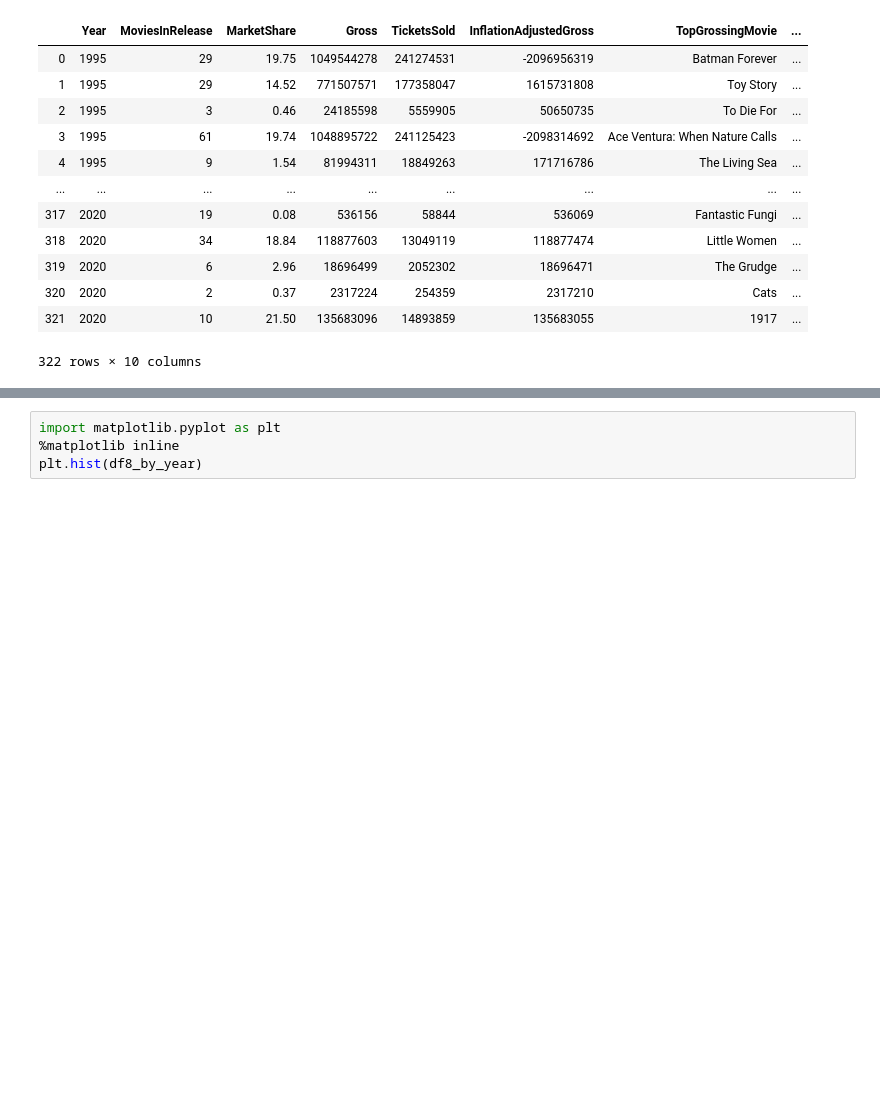
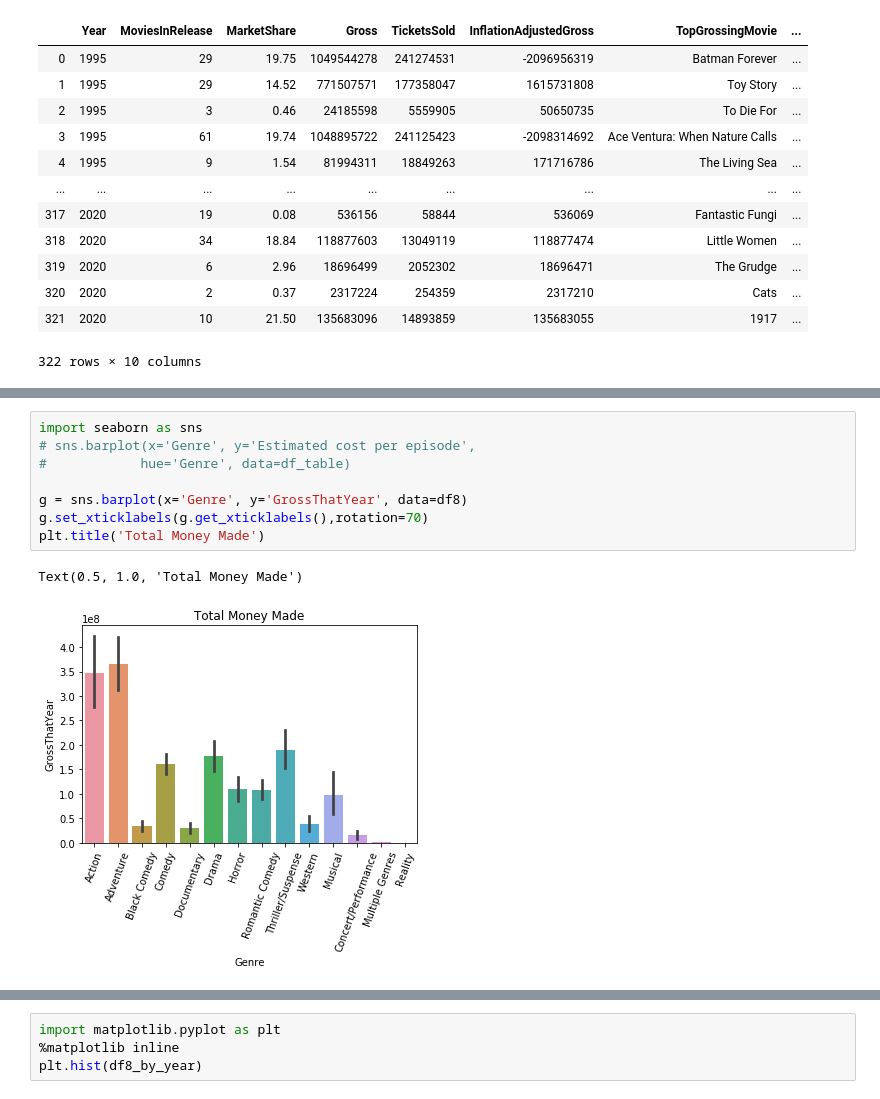
Before and after one commit to trevohearn/SailajaAndTrevor, a Jupyter notebook: MultiFrameToDatabase.ipynb, the cells around one changed output, grey strips where cells are left out. Drawn from its saved outputs; the diff is of its cells as text; blank space fills up the shorter version.

```diff
--- a/MultiFrameToDatabase.ipynb
+++ b/MultiFrameToDatabase.ipynb
@@ -273,0 +297,11 @@ df8_by_genre
+# %%
+import seaborn as sns
+# sns.barplot(x='Genre', y='Estimated cost per episode',
+#            hue='Genre', data=df_table)
+
+g = sns.barplot(x='Genre', y='GrossThatYear', data=df8)
+g.set_xticklabels(g.get_xticklabels(),rotation=70)
+plt.title('Total Money Made')
+# %% [output]
+Text(0.5, 1.0, 'Total Money Made')
+[figure, added]
```
Also changed, not shown: parts of 8 cells of this notebook, 1 other file.
